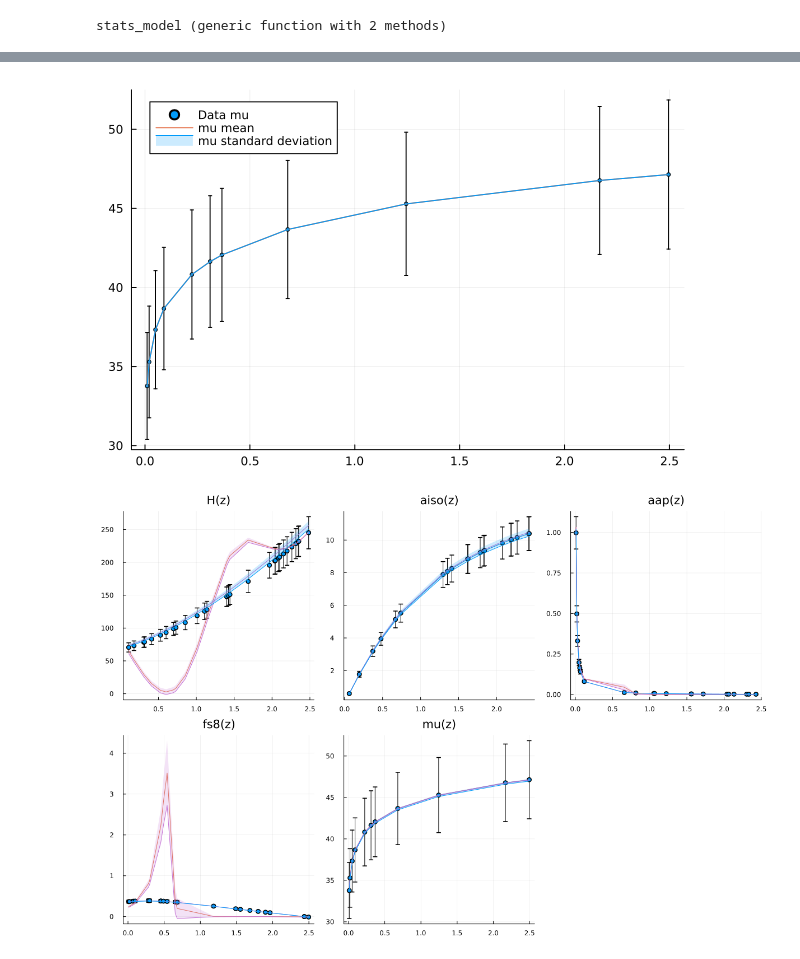
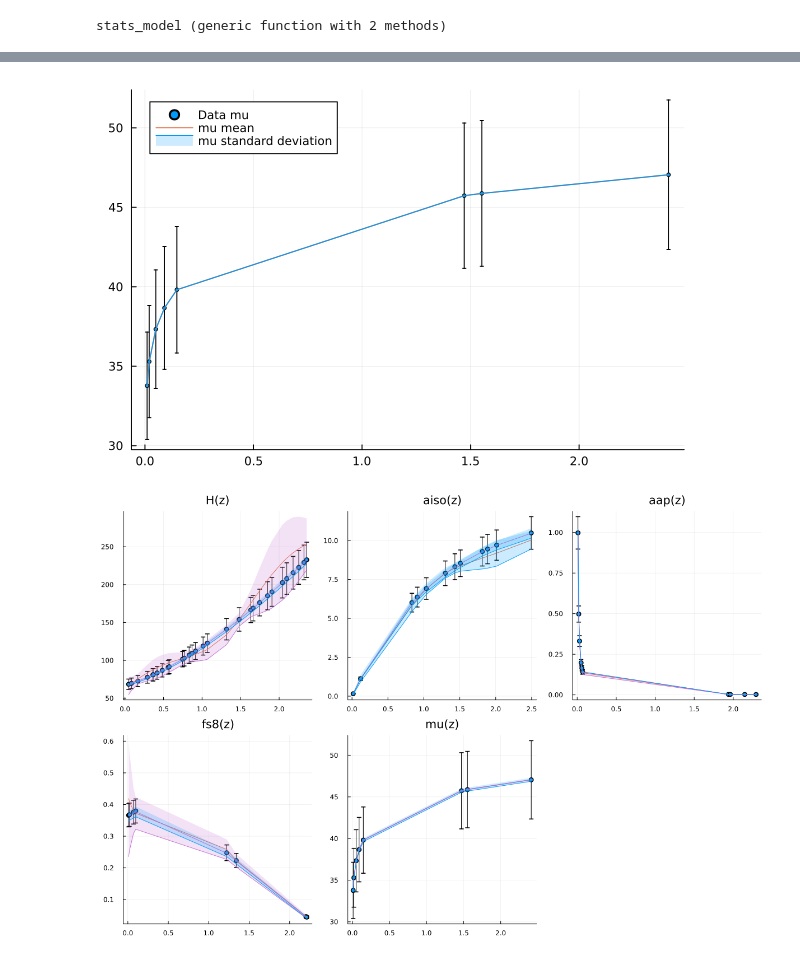
Before and after one commit to JaimeRZP/wb_gp, a Jupyter notebook: Tanvi/finaldata.ipynb, the cells around one changed output, grey strips where cells are left out. Saved outputs shown, nothing was run; the diff lists cells and outputs as text; code cells hidden in the pictures.

```diff
--- a/Tanvi/finaldata.ipynb
+++ b/Tanvi/finaldata.ipynb
@@ -53,7 +53,7 @@ end
 
 # fs8 data
 function fakedata_fs8()
-    z = sort([[0.01, 0.02, 0.07] ; (2.5 .* rand(20))])
+    z = sort([[0.01, 0.02, 0.07] ; (2.5 .* rand(5))])
     data = fs8(cosmo1, z)
     err = 0.1 .* data
     cov = zeros(length(z), length(z))
@@ -65,7 +65,7 @@ end
 
 # aiso data
 function fakedata_aiso()
-z  = sort(2.5 .* rand(20))
+z  = sort(2.5 .* rand(12))
 dvz_cb = ((z .* LimberJack.CLIGHT_HMPC) .* ((cosmo1.chi(z)) .^ 2)) ./ (cosmo1.cpar.h .* 100 .* Ez(cosmo1, z))
 data = (dvz_cb .^ (1/3)) ./ rd_fid
 err = 0.1 .* data
@@ -78,7 +78,7 @@ end
 
 # aap data
 function fakedata_aap()
-    z = sort([[0.01, 0.02, 0.03, 0.05, 0.06, 0.07] ; (2.5 .* rand(15))])
+    z = sort([[0.01, 0.02, 0.03, 0.05, 0.06, 0.07] ; (2.5 .* rand(4))])
     data = LimberJack.CLIGHT_HMPC ./ (cosmo1.cpar.h .* 100 .* Ez(cosmo1, z) .* (cosmo1.chi(z)))
     err = 0.1 .* data
     cov = zeros(length(z), length(z))
@@ -90,7 +90,7 @@ end
 
 # supernovae data
 function fakedata_mu()
-    z = sort([[0.01, 0.02, 0.05, 0.09] ; (2.5 .* rand(7))])
+    z = sort([[0.01, 0.02, 0.05, 0.09] ; (2.5 .* rand(4))])
     d_lum = (1 .+ z) .* (cosmo1.chi(z))
     data = 5 .* log10.(d_lum) .+ 25 .+ 0.5
     err = 0.1 .* data
@@ -288,6 +302,6 @@ end
 LCDM_model (generic function with 2 methods)
 # %%
 cond_LCDM_model = LCDM_model(data_obs, covariance_obs)
-chain_LCDM = sample(cond_LCDM_model, NUTS(20, 0.65), 100)
+chain_LCDM = sample(cond_LCDM_model, NUTS(10, 0.65), 50)
 # %% [output]
 ┌ Info: Found initial step size
@@ -593,7 +608,7 @@ plot(fakedatamu.z, fakedatamu.data, yerr=mu_err, label="Data mu", ms=2, seriesty
 plot!(fakedatamu.z, vec(mupmean), label="mu mean")
 plot!(fakedatamu.z, vec(mupmean .- mups),  fillrange = vec(mupmean .+ mups), fillalpha=0.2, c=1, label="mu standard deviation")
 # %% [output]
-[figure, old version]
+[figure, new version]
 # %%
 p0 = plot(fakedatahz.z, fakedatahz.data, yerr=hz_err, seriestype=:scatter,title="H(z)", legend=false)
 p1 = plot(fakedataaiso.z, fakedataaiso.data, yerr=aiso_err, seriestype=:scatter,title="aiso(z)", legend=false)
@@ -605,32 +620,32 @@ p4 = plot(fakedatamu.z, fakedatamu.data, yerr=mu_err, seriestype=:scatter, title
 plot!(p0, fakedatahz.z, vec(hpmean), label="hz GP mean")
 plot!(p0, fakedatahz.z, vec(hpmean .- hps),  fillrange = vec(hpmean .+ hps), fillalpha=0.2, c=4, label="hz standard deviation")
 plot!(p0, fakedatahz.z, vec(hz_lcdm_m), label="H(z) LCDM mean")
 plot!(p0, fakedatahz.z, vec(hz_lcdm_m .- hz_lcdm_s),  fillrange = vec(hz_lcdm_m .+ hz_lcdm_s), fillalpha=0.2, c=1, label="H(z) LCDM standard deviation")
 
 
 plot!(p1, fakedataaiso.z, vec(aisopmean), label="a_iso GP mean")
-plot!(p1, fakedataaiso.z, vec(aisopmean .- aisops),  fillrange = vec(aisopmean .+ aisops), fillalpha=0.2, c=1, label="a_iso standard deviation")
+plot!(p1, fakedataaiso.z, vec(aisopmean .- aisops),  fillrange = vec(aisopmean .+ aisops), fillalpha=0.2, c=4, label="a_iso standard deviation")
 plot!(p1, fakedataaiso.z, vec(aiso_lcdm_m), label="a_iso LCDM mean")
 plot!(p1, fakedataaiso.z, vec(aiso_lcdm_m .- aiso_lcdm_s),  fillrange = vec(aiso_lcdm_m .+ aiso_lcdm_s), fillalpha=0.2, c=1, label="a_iso LCDM standard deviation")
 
 
 plot!(p2, fakedataaap.z, vec(aappmean), label="a_ap GP mean")
 plot!(p2, fakedataaap.z, vec(aappmean .- aapps),  fillrange = vec(aappmean .+ aapps), fillalpha=0.2, c=4, label="a_ap standard deviation")
 plot!(p2, fakedataaap.z, vec(aap_lcdm_m), label="a_ap LCDM mean")
 plot!(p2, fakedataaap.z, vec(aap_lcdm_m .- aap_lcdm_s),  fillrange = vec(aap_lcdm_m .+ aap_lcdm_s), fillalpha=0.2, c=1, label="a_ap LCDM standard deviation")
 
 
 plot!(p3, fakedatafs8.z, vec(fs8pmean), label="fs8 GP mean")
 plot!(p3, fakedatafs8.z, vec(fs8pmean .- fs8ps),  fillrange = vec(fs8pmean .+ fs8ps), fillalpha=0.2, c=4, label="fs8 standard deviation")
 plot!(p3, fakedatafs8.z, vec(fs8_lcdm_m), label="fs8 LCDM mean")
 plot!(p3, fakedatafs8.z, vec(fs8_lcdm_m .- fs8_lcdm_s),  fillrange = vec(fs8_lcdm_m .+ fs8_lcdm_s), fillalpha=0.2, c=1, label="fs8 LCDM standard deviation")
 
 
 plot!(p4, fakedatamu.z, vec(mupmean), label="mu GP mean")
 plot!(p4, fakedatamu.z, vec(mupmean .- mups),  fillrange = vec(mupmean .+ mups), fillalpha=0.2, c=4, label="mu standard deviation")
 plot!(p4, fakedatamu.z, vec(mu_lcdm_m), label="mu LCDM mean")
 plot!(p4, fakedatamu.z, vec(mu_lcdm_m .- mu_lcdm_s),  fillrange = vec(mu_lcdm_m .+ mu_lcdm_s), fillalpha=0.2, c=1, label="mu LCDM standard deviation")
 
 plot(p0, p1, p2, p3, p4, layout=(2,3), size=(1200,800))
 # %% [output]
-[figure, old version]
+[figure, new version]
```
Also changed, not shown: parts of 21 cells of this notebook.
